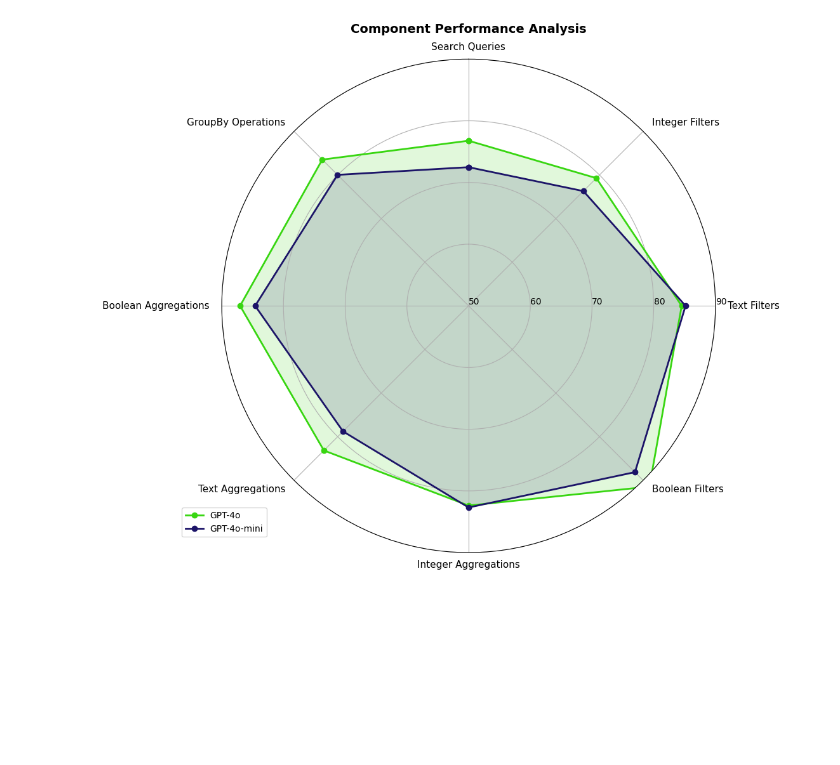
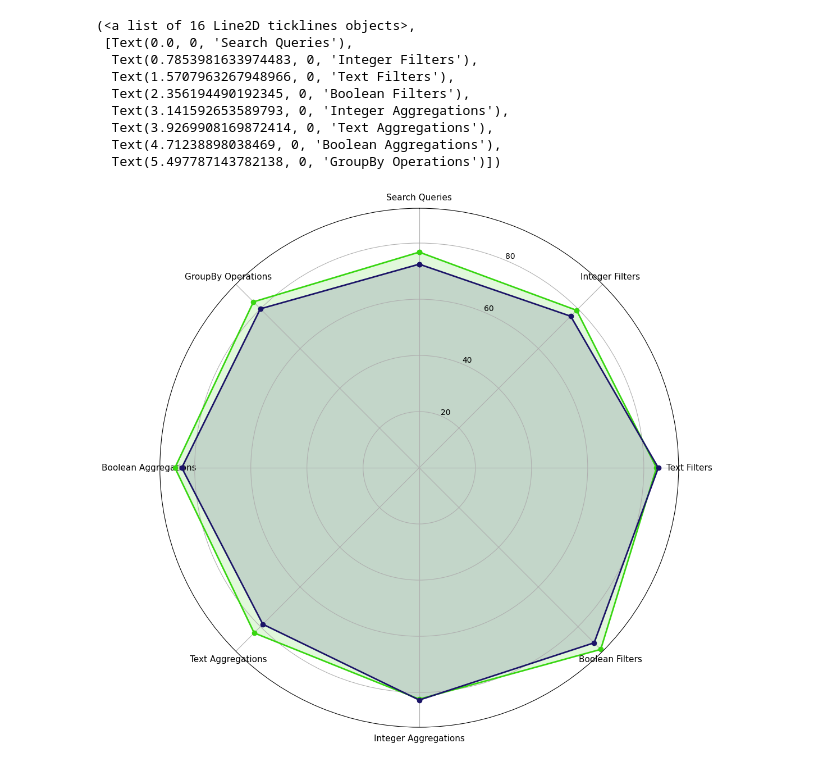
Before and after one commit to weaviate/weaviate-gorilla, a Jupyter notebook: notebooks/radar-plot.ipynb, the cells around one changed output. Saved outputs shown, nothing was run; the diff lists cells and outputs as text; code cells hidden in the pictures; blank space fills up the shorter version.

Commit message:
radar plot

```diff
--- a/notebooks/radar-plot.ipynb
+++ b/notebooks/radar-plot.ipynb
@@ -10,57 +10,44 @@ categories = ['Search Queries', 'Integer Filters', 'Text Filters',
 gpt4o_values = [76.77, 79.28, 84.53, 91.44, 82.38, 83.16, 87.03, 83.53]
 gpt4o_mini_values = [72.48, 76.31, 85.16, 88.13, 82.69, 78.78, 84.59, 80.03]
 
 # Number of variables
 num_vars = len(categories)
 
 # Compute angle for each axis
 angles = [n / float(num_vars) * 2 * np.pi for n in range(num_vars)]
 angles += angles[:1]
 
 # Complete the loop for plotting
 gpt4o_values += gpt4o_values[:1]
 gpt4o_mini_values += gpt4o_mini_values[:1]
 
-# Set up the figure
-fig, ax = plt.subplots(figsize=(12, 12), subplot_kw=dict(projection='polar'))
+# Set up the figure with white background
+fig = plt.figure(figsize=(12, 12), facecolor='white')
+ax = fig.add_subplot(111, projection='polar')
 
 # Plot data
 ax.plot(angles, gpt4o_values, 'o-', linewidth=2, label='GPT-4o', color='#38d611')
 ax.fill(angles, gpt4o_values, alpha=0.15, color='#38d611')
 
 ax.plot(angles, gpt4o_mini_values, 'o-', linewidth=2, label='GPT-4o-mini', color='#1c1468')
 ax.fill(angles, gpt4o_mini_values, alpha=0.15, color='#1c1468')
 
 # Fix axis to go in the right order and start at 12 o'clock
 ax.set_theta_offset(np.pi / 2)
 ax.set_theta_direction(-1)
 
 # Draw axis lines for each angle and label
 ax.set_thetagrids(np.degrees(angles[:-1]), labels=categories, fontsize=11)
 
-# Go through labels and adjust alignment based on angle
-for label, angle in zip(ax.get_xticklabels(), angles):
-    if angle in (0, np.pi):
-        label.set_horizontalalignment('center')
-    elif 0 < angle < np.pi:
-        label.set_horizontalalignment('left')
-    else:
-        label.set_horizontalalignment('right')
-
-# Set chart minimum and maximum radius
-ax.set_ylim(50, 90)
-
-# Add gridlines
-ax.set_rgrids([50, 60, 70, 80, 90], angle=90, fontsize=10)
-
-# Add legend
-plt.legend(loc='upper right', bbox_to_anchor=(0.1, 0.1))
-
-plt.title('Component Performance Analysis', pad=30, size=14, fontweight='bold')
-
-# Add more padding around the plot
-plt.tight_layout(pad=5)
-
-plt.show()
+# Set chart minimum and maximum ra
 # %% [output]
+(<a list of 16 Line2D ticklines objects>,
+ [Text(0.0, 0, 'Search Queries'),
+  Text(0.7853981633974483, 0, 'Integer Filters'),
+  Text(1.5707963267948966, 0, 'Text Filters'),
+  Text(2.356194490192345, 0, 'Boolean Filters'),
+  Text(3.141592653589793, 0, 'Integer Aggregations'),
+  Text(3.9269908169872414, 0, 'Text Aggregations'),
+  Text(4.71238898038469, 0, 'Boolean Aggregations'),
+  Text(5.497787143782138, 0, 'GroupBy Operations')])
-[figure, old version]
+[figure, new version]
```
